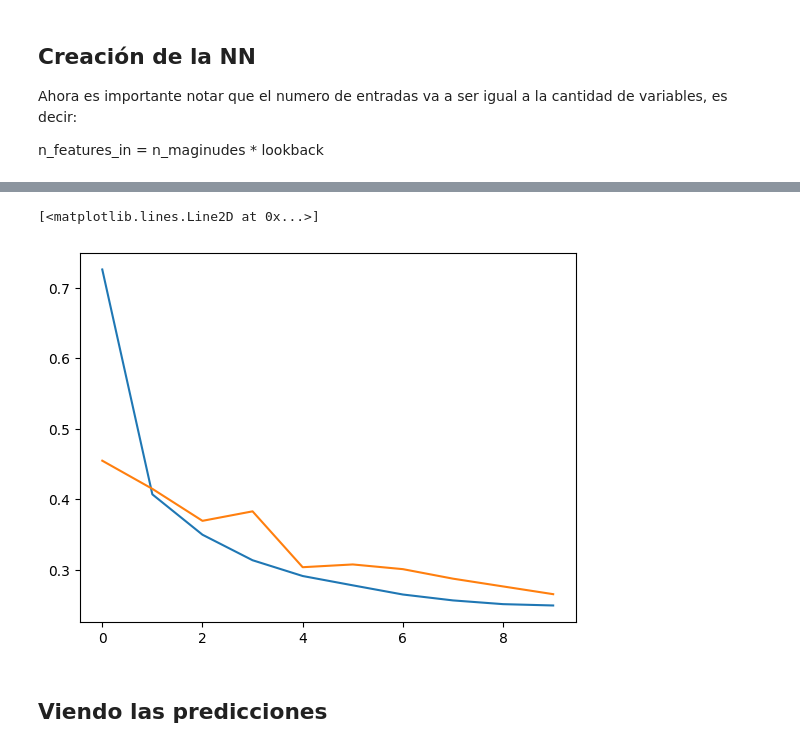
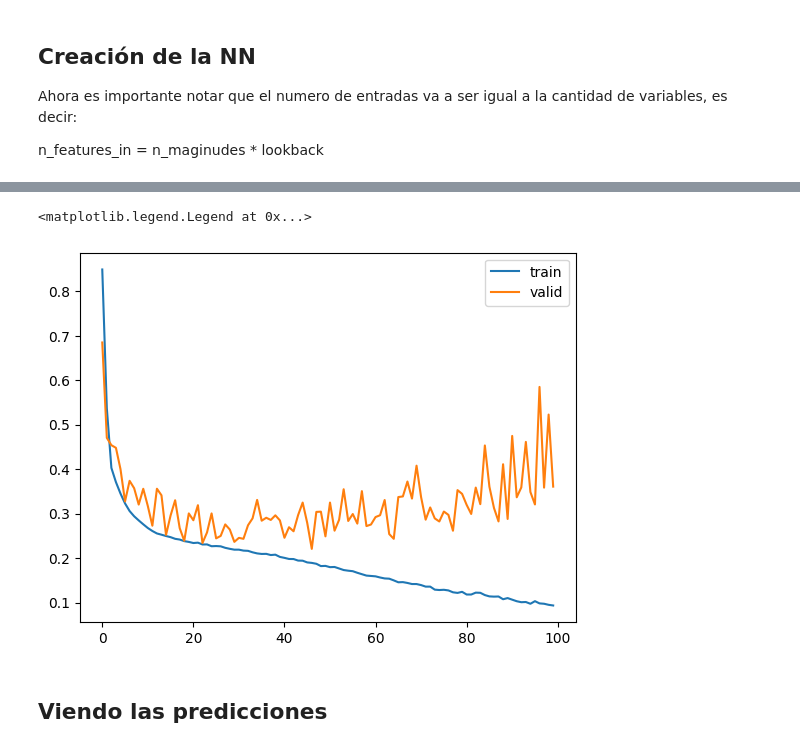
Before and after one commit to sebastlop/series-temporales-machine-learning, a Jupyter notebook: Apuntes/Tema-6/Tema-6.1.3-Inclusion-mas variables.ipynb, the cells around one changed output, grey strips where cells are left out. Saved outputs shown, nothing was run; the diff lists cells and outputs as text; code cells hidden in the pictures.

```diff
--- a/Apuntes/Tema-6/Tema-6.1.3-Inclusion-mas variables.ipynb
+++ b/Apuntes/Tema-6/Tema-6.1.3-Inclusion-mas variables.ipynb
@@ -96,8 +96,8 @@ lookback = 12
 dataset = {'train': Dataset_delayed(train, lookback= lookback),
             'valid' : Dataset_delayed(valid, lookback= lookback)}
 
-dataloader = {'train' : torch.utils.data.DataLoader(dataset['train'], batch_size = 32, shuffle= True),
-            'valid' : torch.utils.data.DataLoader(dataset['valid'], batch_size = 32, shuffle= True)}
+dataloader = {'train' : torch.utils.data.DataLoader(dataset['train'], batch_size = 64, shuffle= True),
+            'valid' : torch.utils.data.DataLoader(dataset['valid'], batch_size = 64, shuffle= True)}
 # %% [markdown]
 ## Creación de la NN
 
@@ -125,7 +125,9 @@ class Multivariado_MLP(torch.nn.Module):
         return x
 # %%
 n_magn = 4
-mlp = Multivariado_MLP(n_magn*lookback, 64, n_magn)
+mlp = Multivariado_MLP(n_in = n_magn*lookback,
+                       n_hidden = 64,
+                       n_out = n_magn)
 
 def fit(model, dataloader, epochs = 10):
     '''
@@ -166,7 +168,7 @@ def fit(model, dataloader, epochs = 10):
         history.append([np.mean(train_h), np.mean(test_h)])
     return history
 # %%
-hist = fit(mlp, dataloader, epochs=10)
+hist = fit(mlp, dataloader, epochs=100)
 print('----------------------------------------------')
 print(f'train loss: {hist[-1][0]} - valid loss: {hist[-1][1]}')
 print('----------------------------------------------')
@@ -181,10 +192,11 @@ train loss: 0.24965567058987087 - valid loss: 0.26568579077720644
 ----------------------------------------------
 # %%
-plt.plot([h[0] for h in hist])
-plt.plot([h[1] for h in hist])
+plt.plot([h[0] for h in hist], label = 'train')
+plt.plot([h[1] for h in hist], label = 'valid')
+plt.legend()
 # %% [output]
-[<matplotlib.lines.Line2D at 0x...>]
+<matplotlib.legend.Legend at 0x...>
-[figure, old version]
+[figure, new version]
 # %% [markdown]
 ## Viendo las predicciones
 # %%
```
Also changed, not shown: parts of 6 cells of this notebook, 6 other files.
